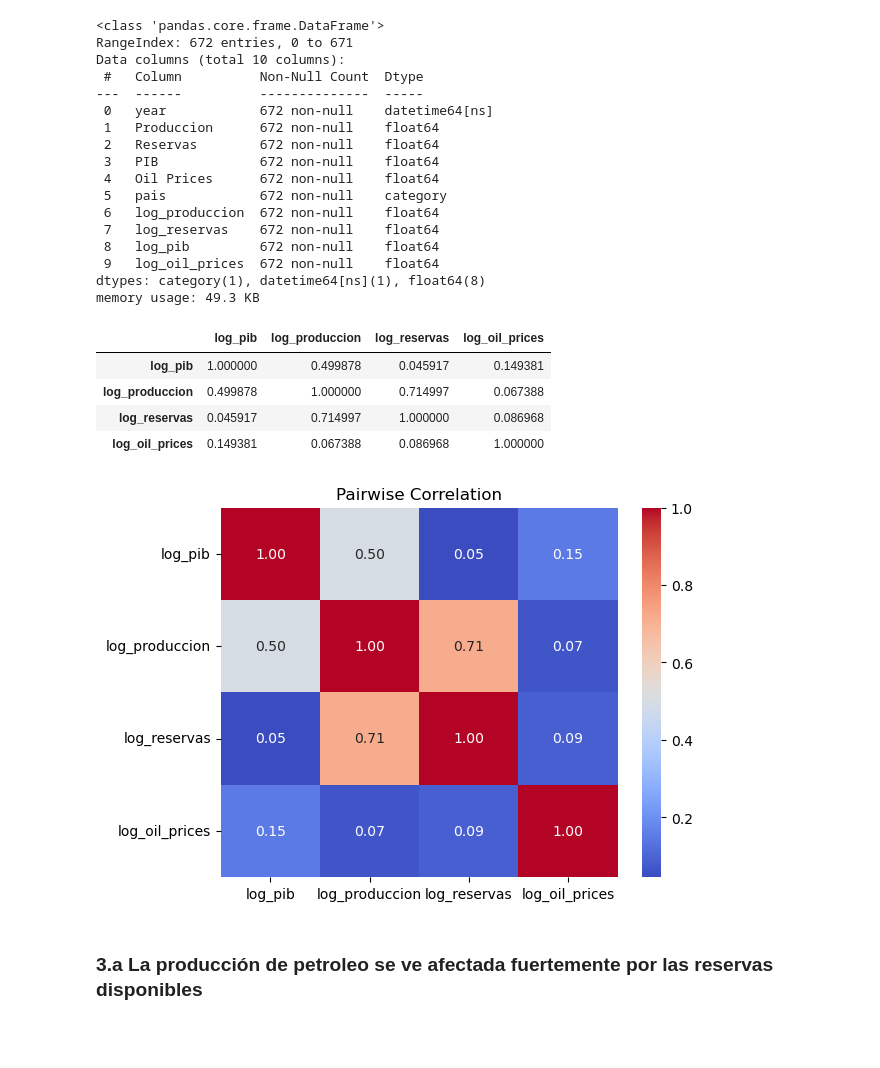
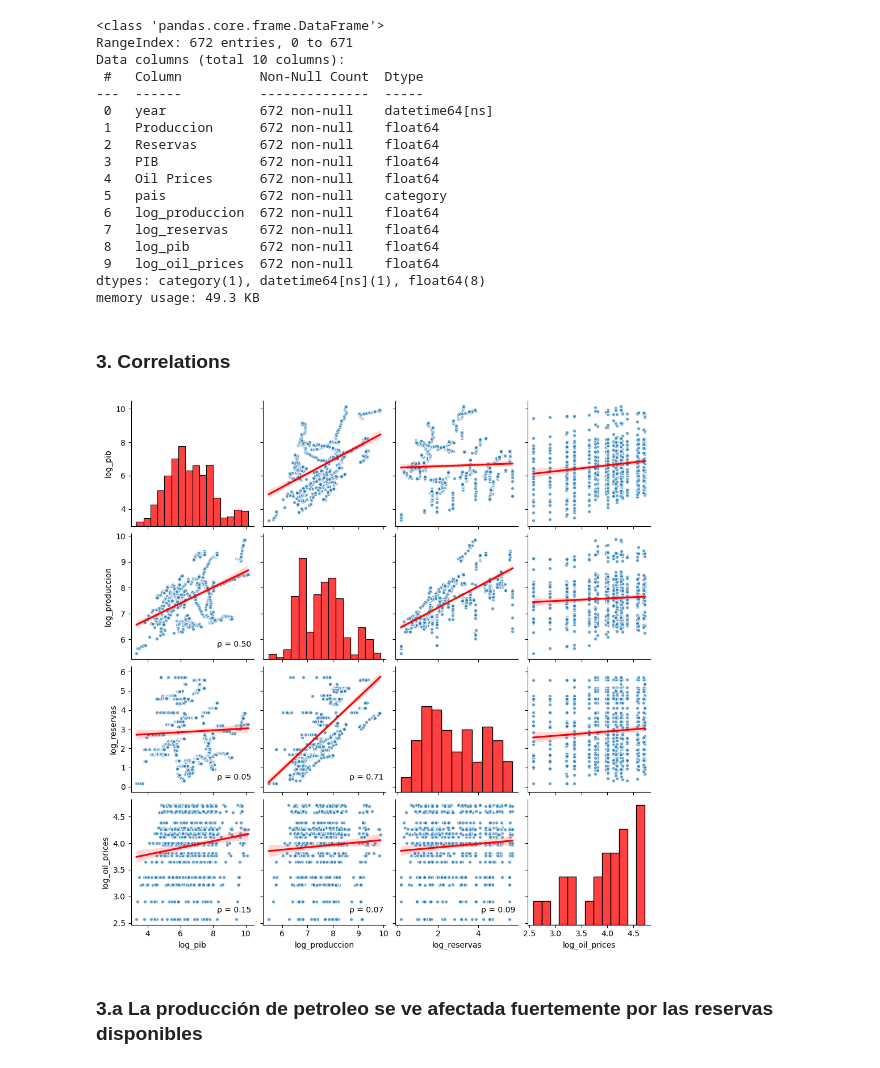
Before and after one commit to remg1997/time_series, a Jupyter notebook: Taller1/Taller1.ipynb, the cells around one changed output. Saved outputs shown, nothing was run; the diff lists cells and outputs as text; code cells hidden in the pictures; blank space fills up the shorter version.

Commit message:
Changed corr diag

```diff
--- a/Taller1/Taller1.ipynb
+++ b/Taller1/Taller1.ipynb
@@ -53,17 +53,17 @@ corr = df[['log_pib', 'log_produccion', 'log_reservas', 'log_oil_prices']].corr(
-# %%
-corr
-# %% [output]
-|  | log_pib | log_produccion | log_reservas | log_oil_prices |
-| log_pib | 1.000000 | 0.499878 | 0.045917 | 0.149381 |
-| log_produccion | 0.499878 | 1.000000 | 0.714997 | 0.067388 |
-| log_reservas | 0.045917 | 0.714997 | 1.000000 | 0.086968 |
-| log_oil_prices | 0.149381 | 0.067388 | 0.086968 | 1.000000 |
-# %%
-ax = sns.heatmap(corr, cmap='coolwarm', annot=True, fmt='.2f')
-ax.set_title('Pairwise Correlation')
-plt.show()
-# %% [output]
-[figure, removed]
+# %% [markdown]
+### 3. Correlations
+# %%
+def corrfunc(x, y, ax=None, **kws):
+    """Plot the correlation coefficient in the top left hand corner of a plot."""
+    r, _ = pearsonr(x, y)
+    ax = ax or plt.gca()
+    ax.annotate(f'ρ = {r:.2f}', xy=(.7, 0.1), xycoords=ax.transAxes)
+# %%
+g = sns.pairplot(df[['log_pib', 'log_produccion', 'log_reservas', 'log_oil_prices']], kind = "reg", diag_kind='hist', diag_kws = {'color': 'red'}, plot_kws={'line_kws':{'color':'red'}, 'scatter_kws':{"alpha": 0.7, "s": 20, 'edgecolors': 'white'}})
+g.map_lower(corrfunc)
+plt.show()
+# %% [output]
+[figure, added]
 # %% [markdown]
 ###  3.a  La producción de petroleo se ve afectada fuertemente por las reservas disponibles
 # %% [markdown]
```
Also changed, not shown: parts of 7 cells of this notebook.
